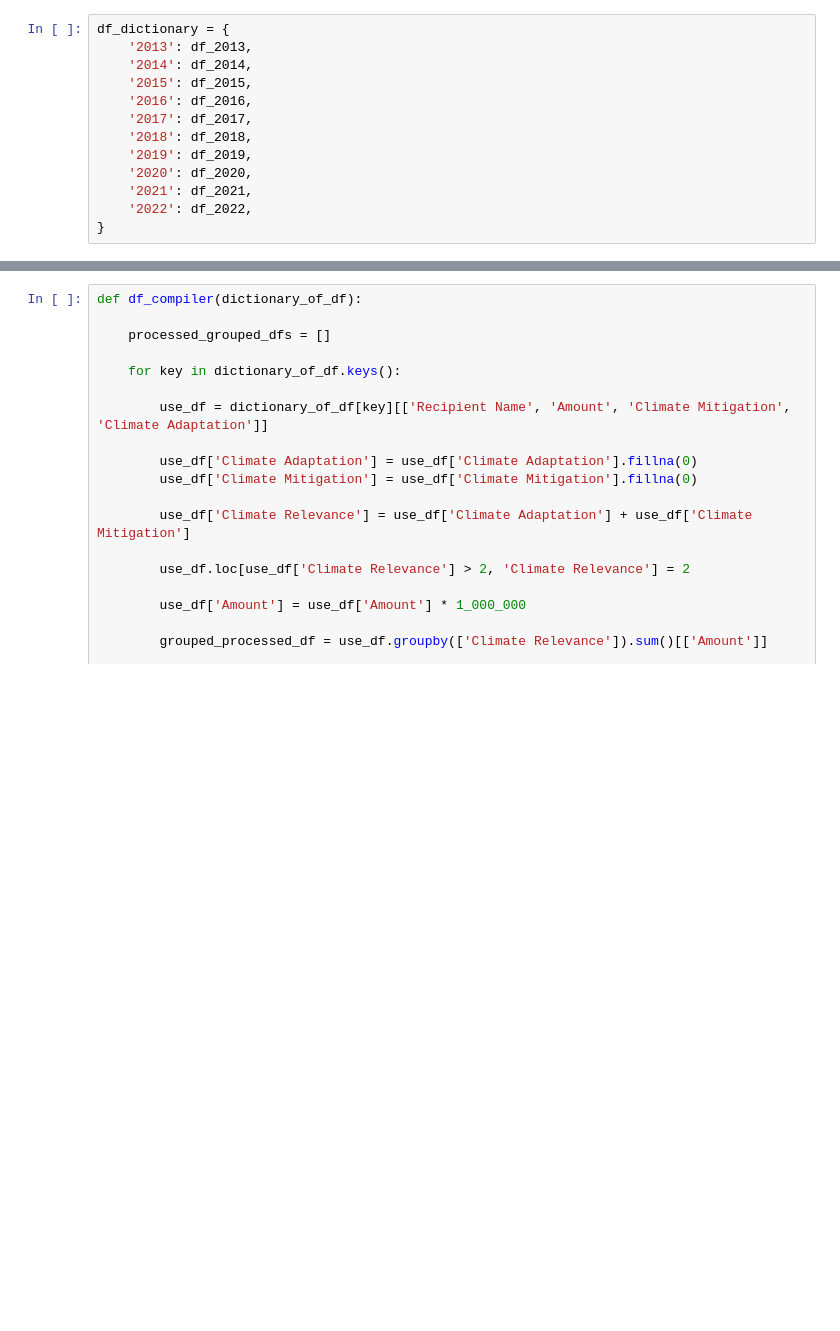
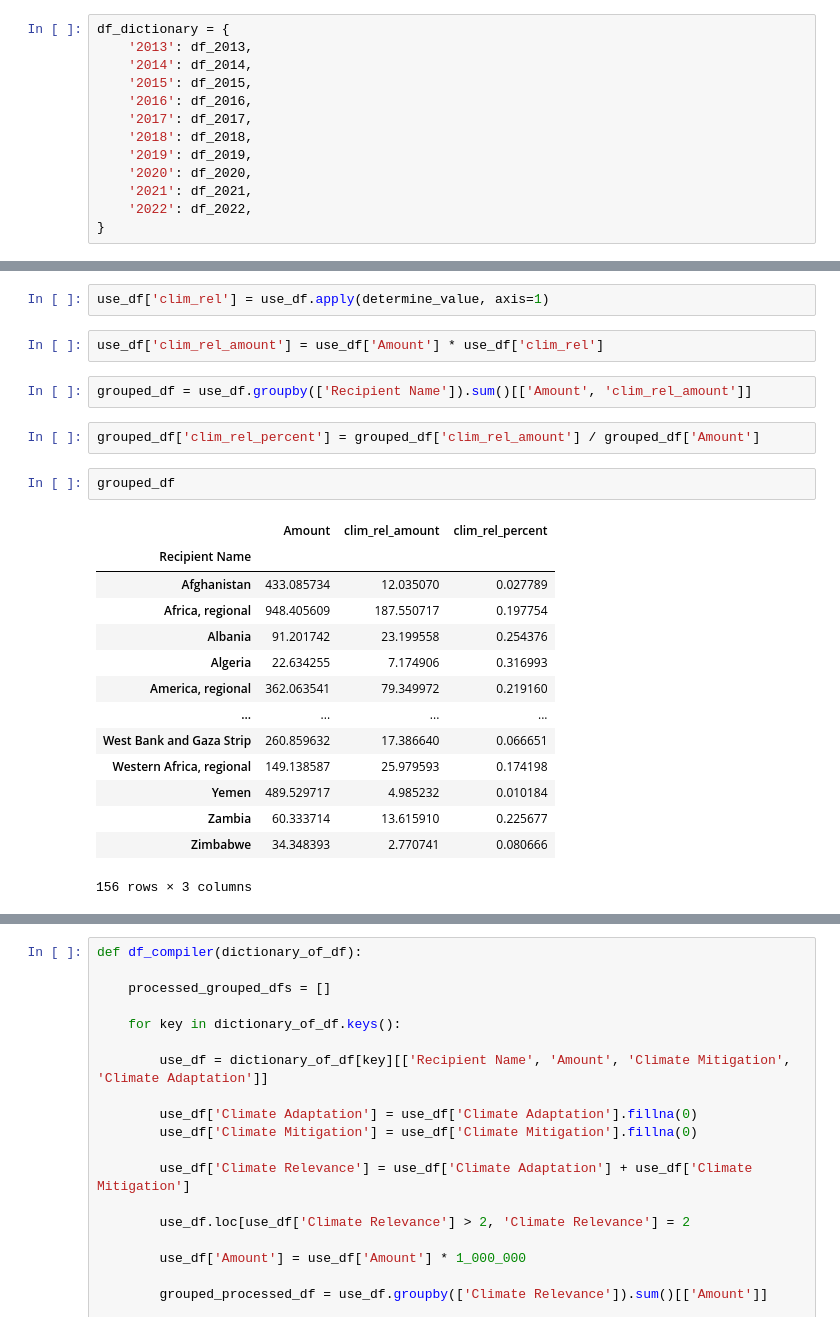
Before and after one commit to Samuel-Drewes/KlimaPortfolios, a Jupyter notebook: notebooks/first_play.ipynb, the cells around one changed output, grey strips where cells are left out. Saved outputs shown, nothing was run; the diff lists cells and outputs as text; blank space fills up the shorter version.

```diff
--- a/notebooks/first_play.ipynb
+++ b/notebooks/first_play.ipynb
@@ -126,0 +55,25 @@ fig.show()
+# %%
+use_df['clim_rel'] = use_df.apply(determine_value, axis=1)
+# %%
+use_df['clim_rel_amount'] = use_df['Amount'] * use_df['clim_rel']
+# %%
+grouped_df = use_df.groupby(['Recipient Name']).sum()[['Amount', 'clim_rel_amount']]
+# %%
+grouped_df['clim_rel_percent'] = grouped_df['clim_rel_amount'] / grouped_df['Amount']
+# %%
+grouped_df
+# %% [output]
+|  | Amount | clim_rel_amount | clim_rel_percent |
+| Recipient Name |  |  |  |
+| Afghanistan | 433.085734 | 12.035070 | 0.027789 |
+| Africa, regional | 948.405609 | 187.550717 | 0.197754 |
+| Albania | 91.201742 | 23.199558 | 0.254376 |
+| Algeria | 22.634255 | 7.174906 | 0.316993 |
+| America, regional | 362.063541 | 79.349972 | 0.219160 |
+| ... | ... | ... | ... |
+| West Bank and Gaza Strip | 260.859632 | 17.386640 | 0.066651 |
+| Western Africa, regional | 149.138587 | 25.979593 | 0.174198 |
+| Yemen | 489.529717 | 4.985232 | 0.010184 |
+| Zambia | 60.333714 | 13.615910 | 0.225677 |
+| Zimbabwe | 34.348393 | 2.770741 | 0.080666 |
+156 rows × 3 columns
```
Also changed, not shown: parts of 27 cells of this notebook, 2 other files.
